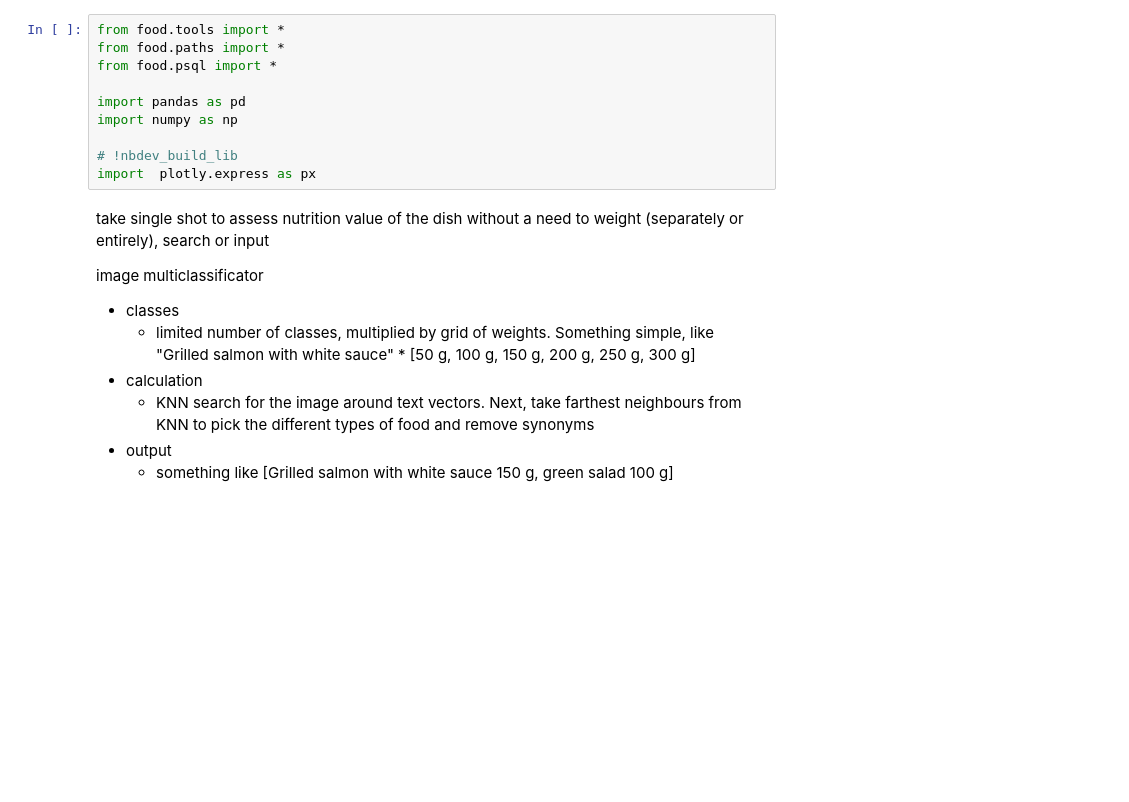
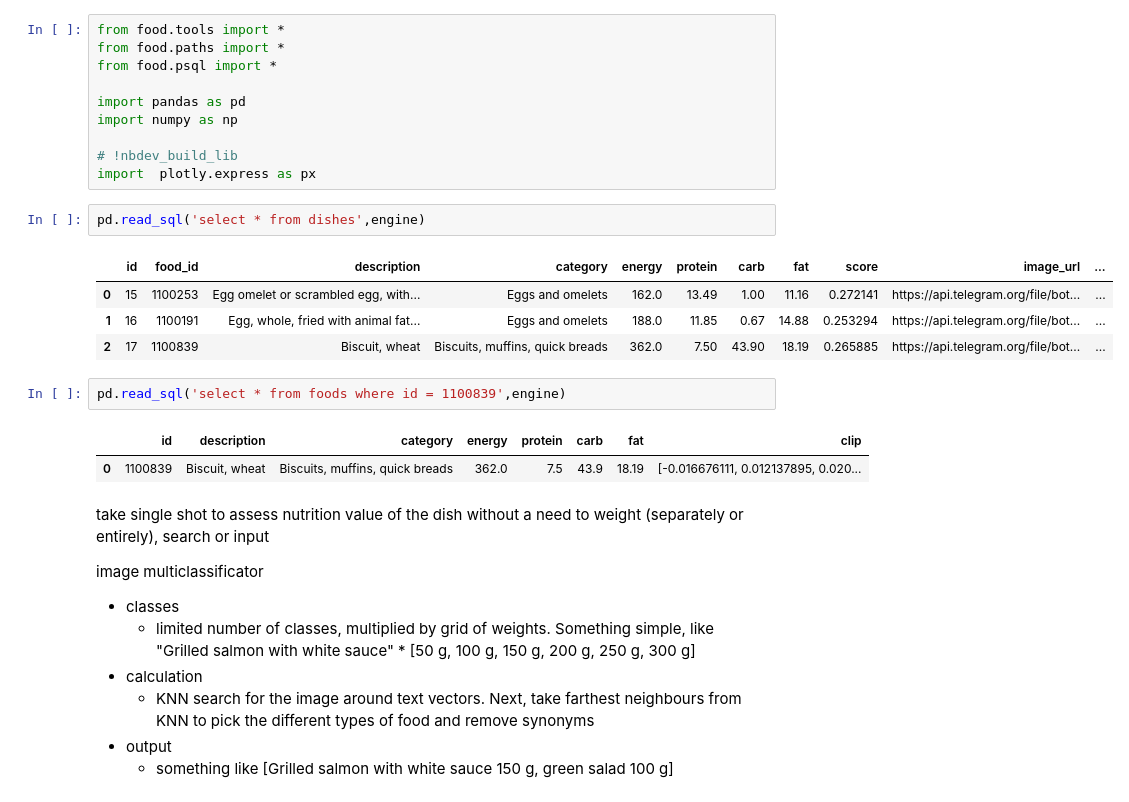
Before and after one commit to DmitriyG228/food, a Jupyter notebook: 0_template copy.ipynb, the cells around one changed output. Saved outputs shown, nothing was run; the diff lists cells and outputs as text; blank space fills up the shorter version.

```diff
--- a/0_template copy.ipynb
+++ b/0_template copy.ipynb
@@ -11,6 +11,18 @@ import numpy as np
 
 # !nbdev_build_lib
 import  plotly.express as px
+# %%
+pd.read_sql('select * from dishes',engine)
+# %% [output]
+|  | id | food_id | description | category | energy | protein | carb | fat | score | image_url | ... |
+| 0 | 15 | 1100253 | Egg omelet or scrambled egg, with... | Eggs and omelets | 162.0 | 13.49 | 1.00 | 11.16 | 0.272141 | https://api.telegram.org/file/bot... | ... |
+| 1 | 16 | 1100191 | Egg, whole, fried with animal fat... | Eggs and omelets | 188.0 | 11.85 | 0.67 | 14.88 | 0.253294 | https://api.telegram.org/file/bot... | ... |
+| 2 | 17 | 1100839 | Biscuit, wheat | Biscuits, muffins, quick breads | 362.0 | 7.50 | 43.90 | 18.19 | 0.265885 | https://api.telegram.org/file/bot... | ... |
+# %%
+pd.read_sql('select * from foods where id = 1100839',engine)
+# %% [output]
+|  | id | description | category | energy | protein | carb | fat | clip |
+| 0 | 1100839 | Biscuit, wheat | Biscuits, muffins, quick breads | 362.0 | 7.5 | 43.9 | 18.19 | [-0.016676111, 0.012137895, 0.020... |
 # %% [markdown]
 take single shot to assess nutrition value of the dish without a need to weight (separately or entirely), search or input
 
```
Also changed, not shown: 8 other files.
